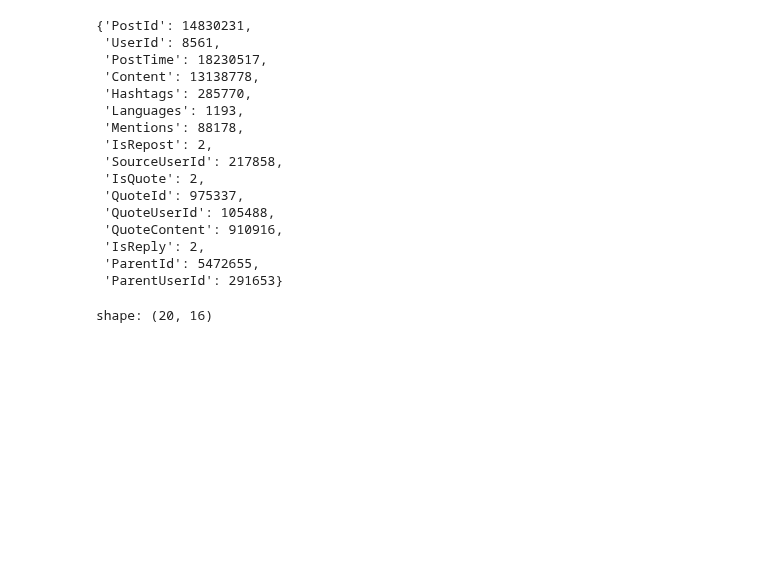
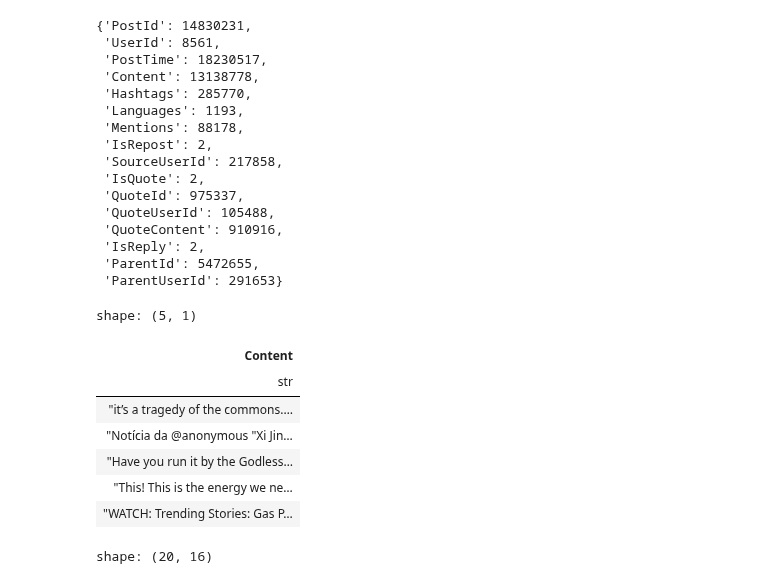
Before and after one commit to dredredre20/Thesis_Repository, a Jupyter notebook: politisky/Politsky24_Test.ipynb, the cells around one changed output. Drawn from its saved outputs; the diff is of its cells as text; code cells hidden in the pictures; blank space fills up the shorter version.

```diff
--- a/politisky/Politsky24_Test.ipynb
+++ b/politisky/Politsky24_Test.ipynb
@@ -112,6 +116,18 @@ user_post_history_df.select(pl.all().n_unique()).to_dicts()[0]
  'IsReply': 2,
  'ParentId': 5472655,
  'ParentUserId': 291653}
+# %%
+# Check user post content
+user_post_history_df.select("Content").head()
+# %% [output]
+shape: (5, 1)
+| Content |
+| str |
+| "it’s a tragedy of the commons.… |
+| "Notícia da @anonymous "Xi Jin… |
+| "Have you run it by the Godless… |
+| "This! This is the energy we ne… |
+| "WATCH: Trending Stories: Gas P… |
 # %%
 # Exact duplicate rows (list columns may need to be dropped/converted first)
 user_post_history_df.is_duplicated().sum()
```
Also changed, not shown: parts of 8 cells of this notebook, 1 other file.
